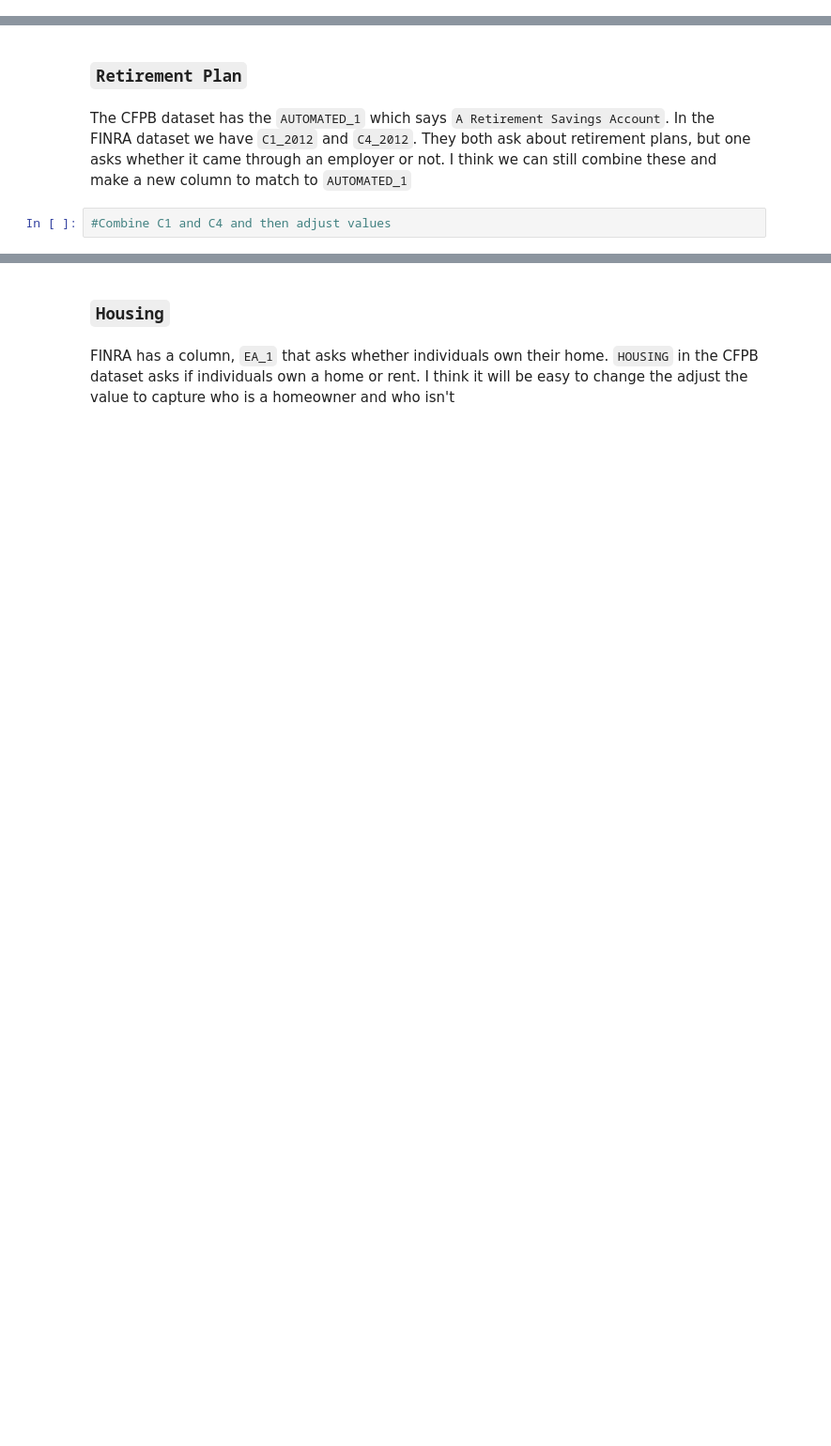
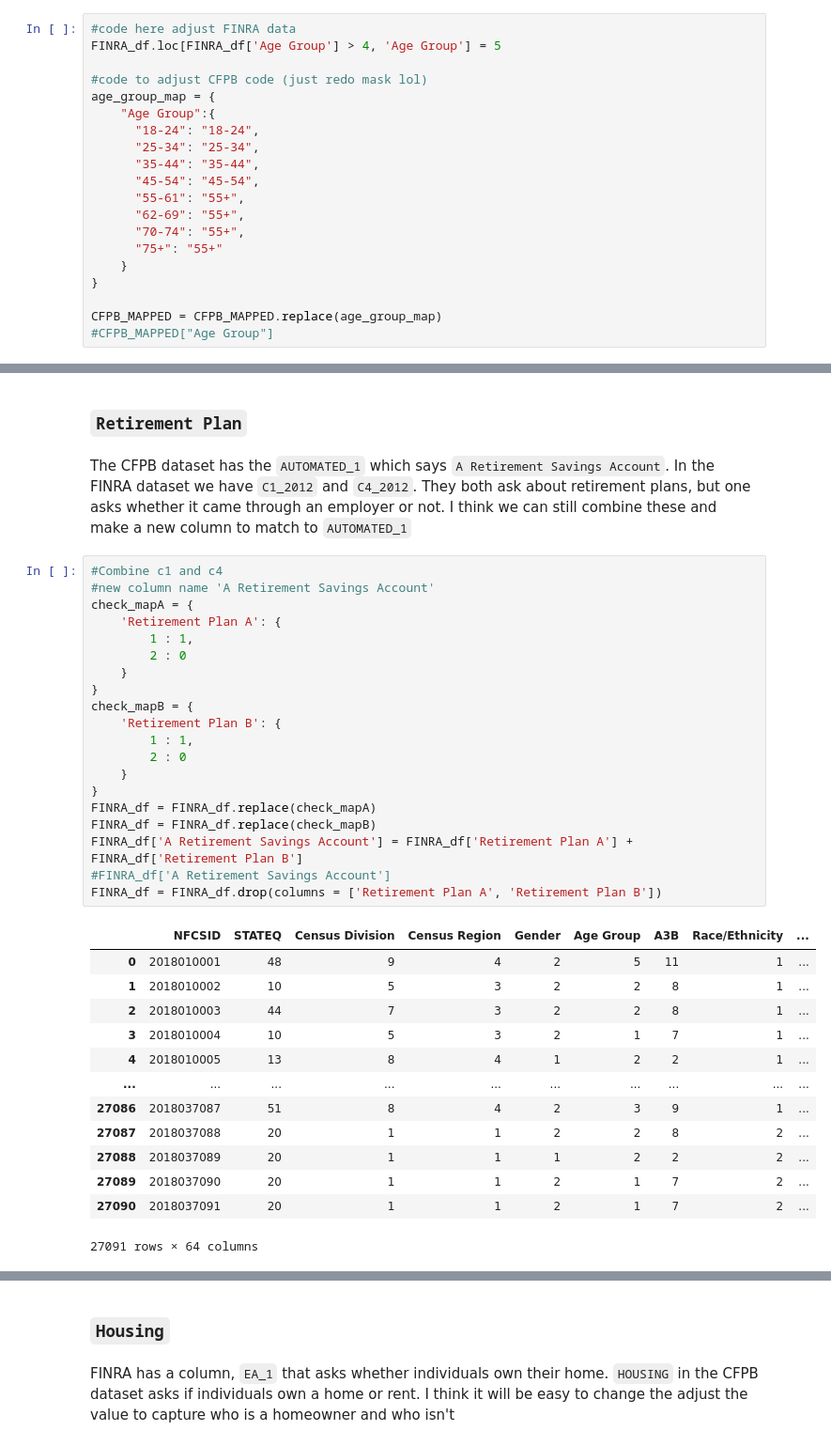
Before and after one commit to ds4a-team85/cohort2020-team-project, a Jupyter notebook: eda/Combined Exploratory Analysis.ipynb, the cells around one changed output, grey strips where cells are left out. Shown: that part at 94% size. Drawn from its saved outputs; the diff is of its cells as text; blank space fills up the shorter version.

````diff
--- a/eda/Combined Exploratory Analysis.ipynb
+++ b/eda/Combined Exploratory Analysis.ipynb
@@ -144,3 +156,23 @@ The first four levels (up to age 54) are the same in both datasets, but its diff
+# %%
+#code here adjust FINRA data
+FINRA_df.loc[FINRA_df['Age Group'] > 4, 'Age Group'] = 5
+
+#code to adjust CFPB code (just redo mask lol)
+age_group_map = {
+    "Age Group":{
+      "18-24": "18-24",
+      "25-34": "25-34",
+      "35-44": "35-44",
+      "45-54": "45-54",
+      "55-61": "55+",
+      "62-69": "55+",
+      "70-74": "55+",
+      "75+": "55+"
+    }
+}
+
+CFPB_MAPPED = CFPB_MAPPED.replace(age_group_map)
+#CFPB_MAPPED["Age Group"]
 # %% [markdown]
 ### ```Race/Ethnicity``` and ```Race```
 # %% [markdown]
@@ -177,5 +237,37 @@
 ### ```Retirement Plan```
 # %% [markdown]
  The CFPB dataset has the `AUTOMATED_1` which says `A Retirement Savings Account`. In the FINRA dataset we have `C1_2012` and `C4_2012`. They both ask about retirement plans, but one asks whether it came through an employer or not. I think we can still combine these and make a new column to match to `AUTOMATED_1`
-# %%
-#Combine C1 and C4 and then adjust values
+# %%
+#Combine c1 and c4
+#new column name 'A Retirement Savings Account'
+check_mapA = {
+    'Retirement Plan A': {
+        1 : 1,
+        2 : 0
+    }
+}
+check_mapB = {
+    'Retirement Plan B': {
+        1 : 1,
+        2 : 0
+    }
+}
+FINRA_df = FINRA_df.replace(check_mapA)
+FINRA_df = FINRA_df.replace(check_mapB)
+FINRA_df['A Retirement Savings Account'] = FINRA_df['Retirement Plan A'] + FINRA_df['Retirement Plan B']
+#FINRA_df['A Retirement Savings Account']
+FINRA_df = FINRA_df.drop(columns = ['Retirement Plan A', 'Retirement Plan B'])
+# %% [output]
+|  | NFCSID | STATEQ | Census Division | Census Region | Gender | Age Group | A3B | Race/Ethnicity | ... |
+| 0 | 2018010001 | 48 | 9 | 4 | 2 | 5 | 11 | 1 | ... |
+| 1 | 2018010002 | 10 | 5 | 3 | 2 | 2 | 8 | 1 | ... |
+| 2 | 2018010003 | 44 | 7 | 3 | 2 | 2 | 8 | 1 | ... |
+| 3 | 2018010004 | 10 | 5 | 3 | 2 | 1 | 7 | 1 | ... |
+| 4 | 2018010005 | 13 | 8 | 4 | 1 | 2 | 2 | 1 | ... |
+| ... | ... | ... | ... | ... | ... | ... | ... | ... | ... |
+| 27086 | 2018037087 | 51 | 8 | 4 | 2 | 3 | 9 | 1 | ... |
+| 27087 | 2018037088 | 20 | 1 | 1 | 2 | 2 | 8 | 2 | ... |
+| 27088 | 2018037089 | 20 | 1 | 1 | 1 | 2 | 2 | 2 | ... |
+| 27089 | 2018037090 | 20 | 1 | 1 | 2 | 1 | 7 | 2 | ... |
+| 27090 | 2018037091 | 20 | 1 | 1 | 2 | 1 | 7 | 2 | ... |
+27091 rows × 64 columns
````
Also changed, not shown: parts of 22 cells of this notebook.
